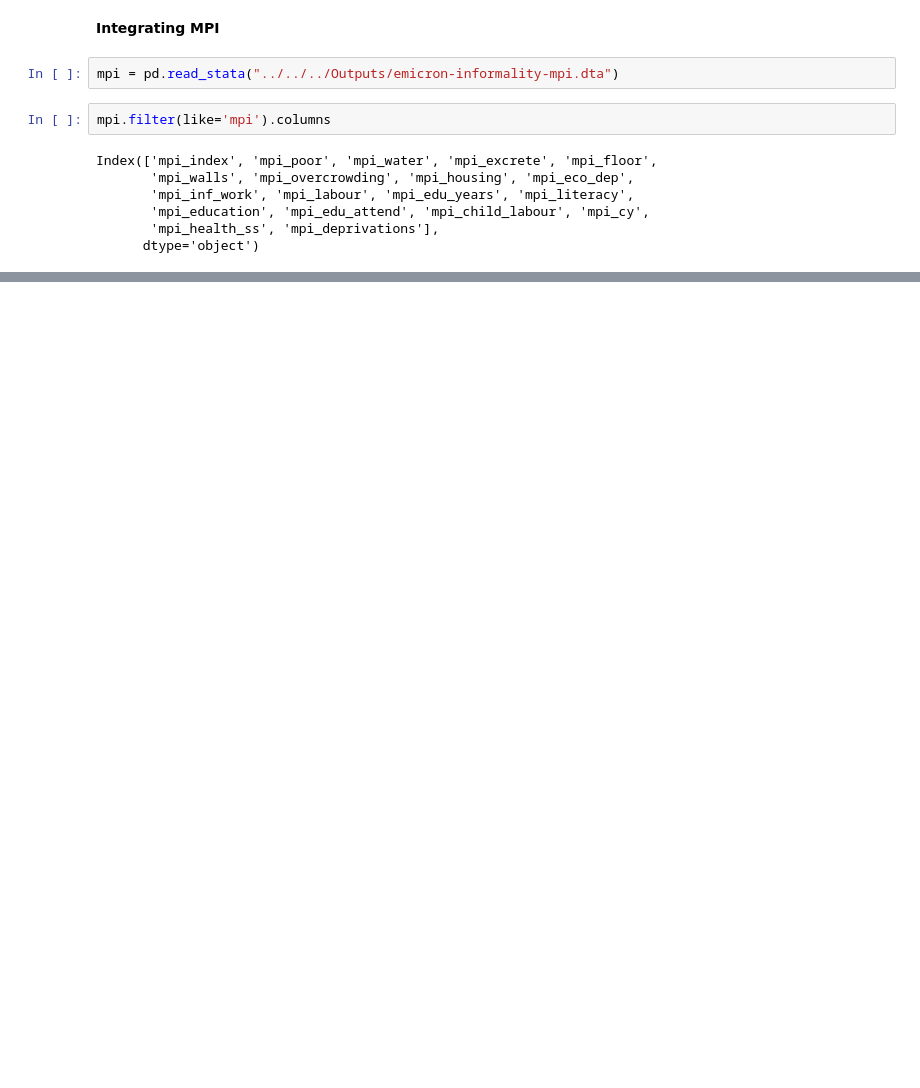
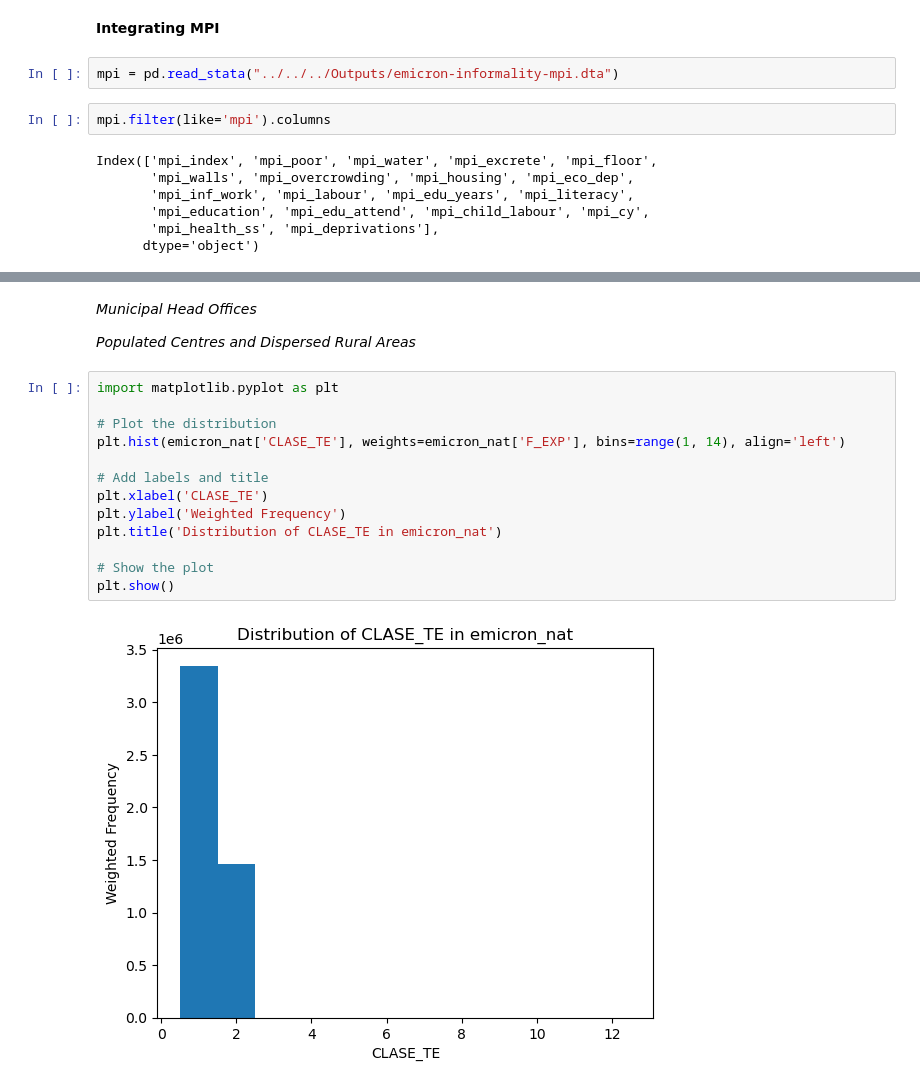
Before and after one commit to rbenzecry/SME-informal-sector-colombia, a Jupyter notebook: Project/04_analysis_natives/Code/01_analysis_colombians.ipynb, the cells around one changed output, grey strips where cells are left out. Drawn from its saved outputs; the diff is of its cells as text; blank space fills up the shorter version.

```diff
--- a/Project/04_analysis_natives/Code/01_analysis_colombians.ipynb
+++ b/Project/04_analysis_natives/Code/01_analysis_colombians.ipynb
@@ -35,0 +331,19 @@ emicron = pd.merge(emicron, mpi[columns_to_merge], on=["DIRECTORIO", "SECUENCIA_
+# %% [markdown]
+*Municipal Head Offices*
+
+*Populated Centres and Dispersed Rural Areas*
+# %%
+import matplotlib.pyplot as plt
+
+# Plot the distribution
+plt.hist(emicron_nat['CLASE_TE'], weights=emicron_nat['F_EXP'], bins=range(1, 14), align='left')
+
+# Add labels and title
+plt.xlabel('CLASE_TE')
+plt.ylabel('Weighted Frequency')
+plt.title('Distribution of CLASE_TE in emicron_nat')
+
+# Show the plot
+plt.show()
+# %% [output]
+[figure, added]
```
Also changed, not shown: parts of 134 cells of this notebook.
